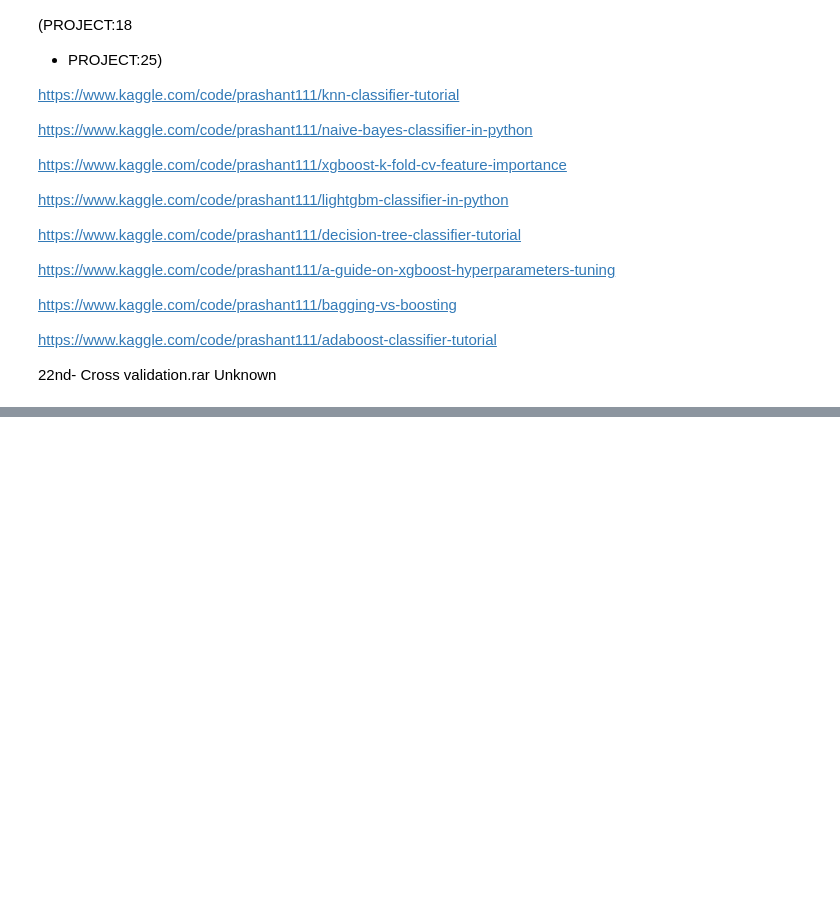
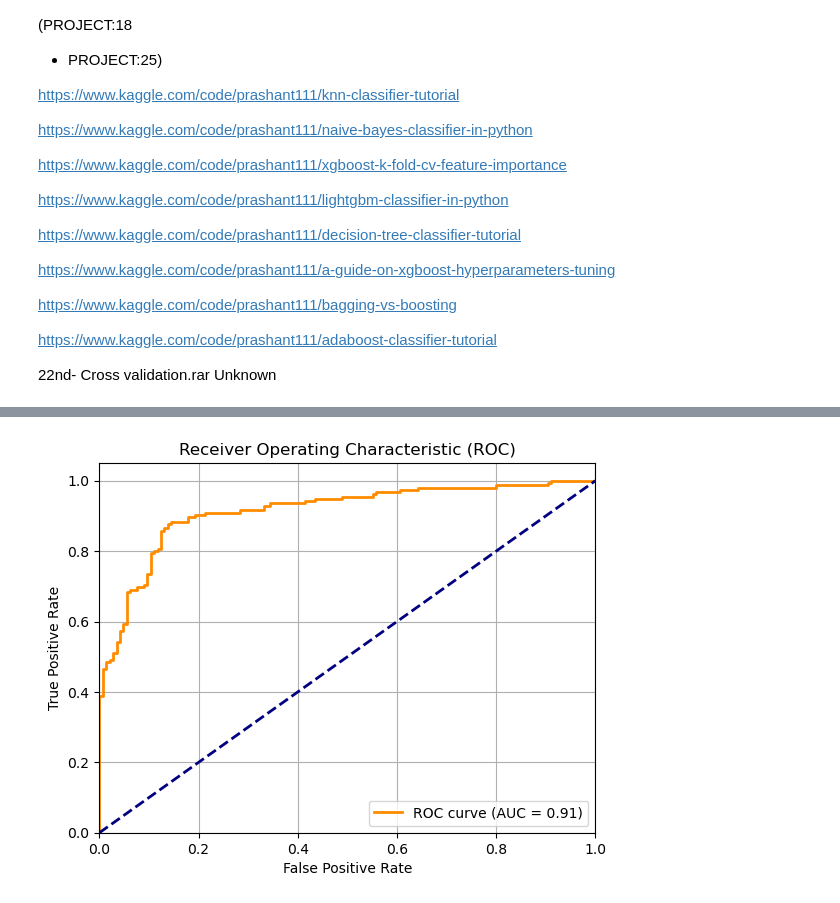
Before and after one commit to csairamvenkat/PYTHON_BIGINNER, a Jupyter notebook: Machine Learning/Supervised Learning/Classification/Classification Algorithms.ipynb, the cells around one changed output, grey strips where cells are left out. Drawn from its saved outputs; the diff is of its cells as text; code cells hidden in the pictures; blank space fills up the shorter version.

```diff
--- a/Machine Learning/Supervised Learning/Classification/Classification Algorithms.ipynb
+++ b/Machine Learning/Supervised Learning/Classification/Classification Algorithms.ipynb
@@ -369,0 +405,43 @@ Unknown
+# %%
+# Import necessary libraries
+from sklearn.datasets import make_classification
+from sklearn.model_selection import train_test_split
+from sklearn.linear_model import LogisticRegression
+from sklearn.metrics import roc_curve, auc
+import matplotlib.pyplot as plt
+
+# Step 1: Generate sample data
+X, y = make_classification(n_samples=1000, n_features=20,
+                            n_classes=2, random_state=42)
+
+# Step 2: Split data into train and test sets
+x_train, x_test, y_train, y_test = train_test_split(X, y,
+                                                    test_size=0.3,
+                                                    random_state=42)
+
+# Step 3: Train Logistic Regression model
+best_model = LogisticRegression()
+best_model.fit(x_train, y_train)
+
+# Step 4: Get predicted probabilities for the positive class
+y_prob = best_model.predict_proba(x_test)[:, 1]  # take probability of class 1
+
+# Step 5: Calculate FPR, TPR, thresholds
+fpr, tpr, thresholds = roc_curve(y_test, y_prob)
+roc_auc = auc(fpr, tpr)
+
+# Step 6: Plot ROC curve
+plt.figure()
+plt.plot(fpr, tpr, color='darkorange', lw=2,
+         label='ROC curve (AUC = {:.2f})'.format(roc_auc))
+plt.plot([0, 1], [0, 1], color='navy', lw=2, linestyle='--')  # diagonal line
+plt.xlim([0.0, 1.0])
+plt.ylim([0.0, 1.05])
+plt.xlabel('False Positive Rate')
+plt.ylabel('True Positive Rate')
+plt.title('Receiver Operating Characteristic (ROC)')
+plt.legend(loc="lower right")
+plt.grid(True)
+plt.show()
+# %% [output]
+[figure, added]
```
Also changed, not shown: parts of 1 cell of this notebook, 2 other files.
